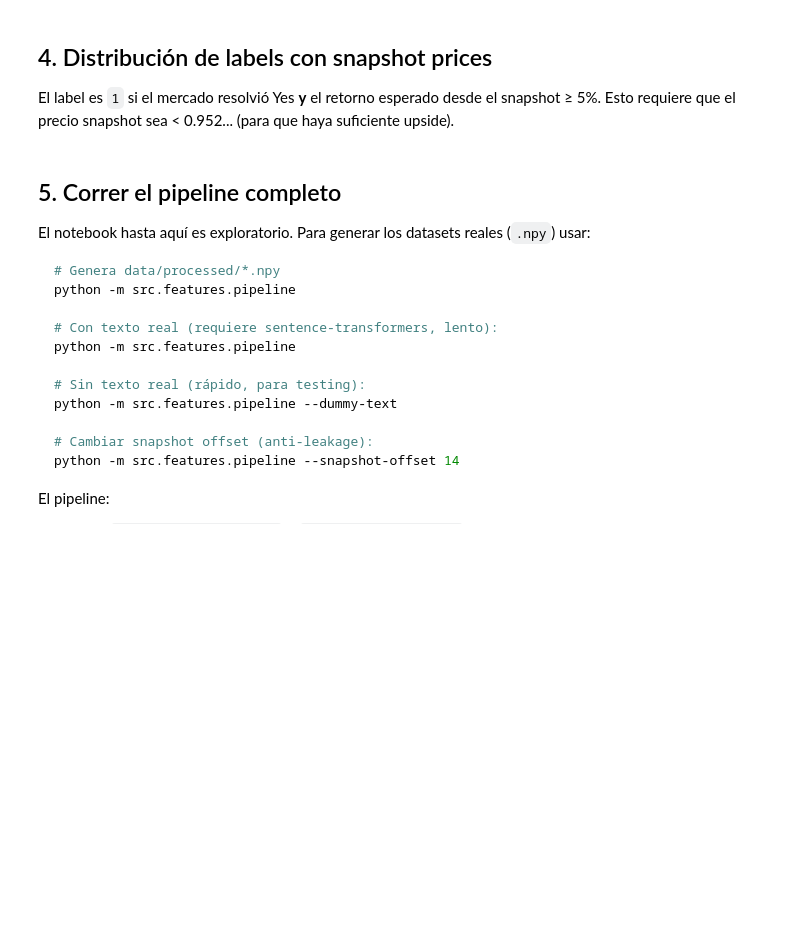
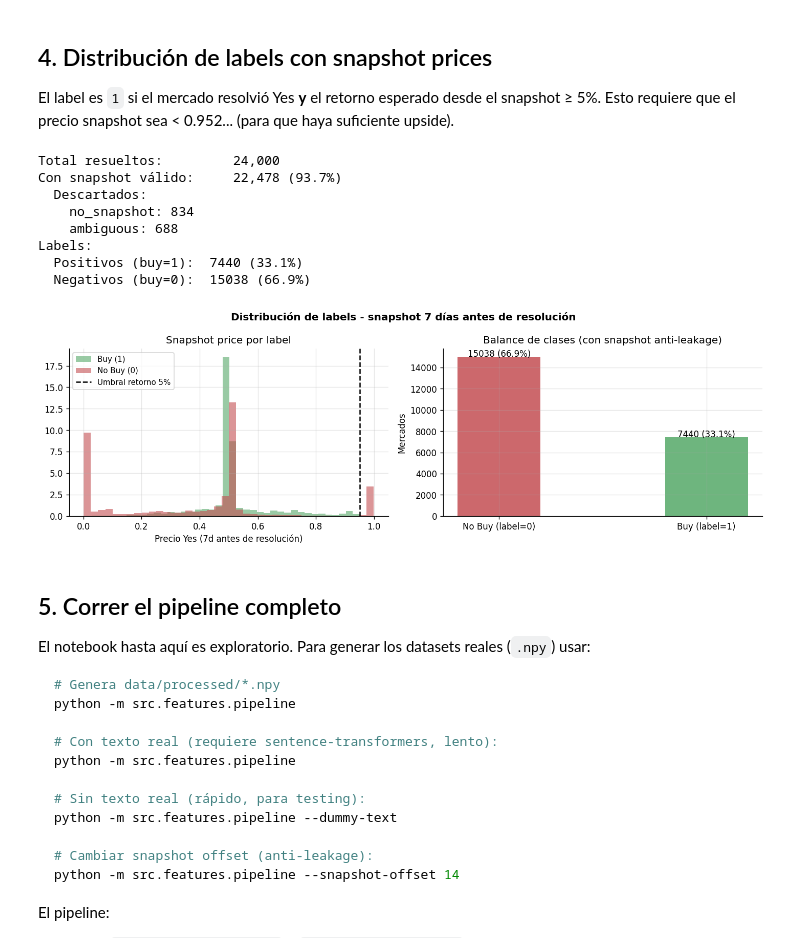
Before and after one commit to Nike2004A/proyecto_polymarket, a Jupyter notebook: notebooks/02_feature_engineering.ipynb, the cells around one changed output. Drawn from its saved outputs; the diff is of its cells as text; code cells hidden in the pictures; blank space fills up the shorter version.

```diff
--- a/notebooks/02_feature_engineering.ipynb
+++ b/notebooks/02_feature_engineering.ipynb
@@ -227,53 +308,75 @@ snap_prices = []
 skipped = {'no_snapshot': 0, 'ambiguous': 0}
 
 for m in resolved_raw:
-    snap = get_snapshot_price(m, price_histories, snapshot_offset_days=7)
+    _, snap = build_snapshot_market(
+        m,
+        price_histories,
+        snapshot_offset_days=7,
+    )
     if snap is None:
         skipped['no_snapshot'] += 1
         continue
     label = compute_label(m, snap)
     if label == -1:
         skipped['ambiguous'] += 1
         continue
     labels_full.append(label)
     snap_prices.append(snap)
 
 labels_arr = np.array(labels_full)
 snaps_arr = np.array(snap_prices)
 
 print(f'Total resueltos:         {len(resolved_raw):,}')
-print(f'Con snapshot válido:     {len(labels_arr):,} ({100*len(labels_arr)/len(resolved_raw):.1f}%)')
-print(f'  Descartados:')
+print(f'Con snapshot válido:     {len(labels_arr):,} ({100 * len(labels_arr) / len(resolved_raw):.1f}%)')
+print('  Descartados:')
 for k, v in skipped.items():
     print(f'    {k}: {v:,}')
-print(f'\nLabels:')
-print(f'  Positivos (buy=1):  {labels_arr.sum():.0f} ({100*labels_arr.mean():.1f}%)')
-print(f'  Negativos (buy=0):  {(1-labels_arr).sum():.0f} ({100*(1-labels_arr).mean():.1f}%)')
+print('Labels:')
+print(f'  Positivos (buy=1):  {labels_arr.sum():.0f} ({100 * labels_arr.mean():.1f}%)')
+print(f'  Negativos (buy=0):  {(1 - labels_arr).sum():.0f} ({100 * (1 - labels_arr).mean():.1f}%)')
 
 fig, axes = plt.subplots(1, 2, figsize=(12, 4))
 
 ax = axes[0]
-for val, color, label in [(1,PALETTE[2],'Buy (1)'),(0,PALETTE[3],'No Buy (0)')]:
-    ax.hist(snaps_arr[labels_arr==val], bins=40, alpha=0.6, color=color, label=label, density=True)
+for val, color, label in [(1, PALETTE[2], 'Buy (1)'), (0, PALETTE[3], 'No Buy (0)')]:
+    ax.hist(snaps_arr[labels_arr == val], bins=40, alpha=0.6, color=color, label=label, density=True)
 ax.axvline(0.952, color='black', linestyle='--', lw=1.5, label='Umbral retorno 5%')
 ax.set_title('Snapshot price por label')
 ax.set_xlabel('Precio Yes (7d antes de resolución)')
 ax.legend(fontsize=9)
 
 ax = axes[1]
-bars = ax.bar(['No Buy\n(label=0)', 'Buy\n(label=1)'],
-              [(1-labels_arr).sum(), labels_arr.sum()],
-              color=[PALETTE[3], PALETTE[2]], alpha=0.85, width=0.4)
-for bar, cnt in zip(bars, [(1-labels_arr).sum(), labels_arr.sum()]):
-    ax.text(bar.get_x()+bar.get_width()/2, bar.get_height()+20,
-            f'{cnt:.0f}\n({100*cnt/len(labels_arr):.1f}%)', ha='center')
+bars = ax.bar(
+    ['No Buy (label=0)', 'Buy (label=1)'],
+    [(1 - labels_arr).sum(), labels_arr.sum()],
+    color=[PALETTE[3], PALETTE[2]],
+    alpha=0.85,
+    width=0.4,
+)
+for bar, cnt in zip(bars, [(1 - labels_arr).sum(), labels_arr.sum()]):
+    ax.text(
+        bar.get_x() + bar.get_width() / 2,
+        bar.get_height() + 20,
+        f'{cnt:.0f} ({100 * cnt / len(labels_arr):.1f}%)',
+        ha='center',
+    )
 ax.set_title('Balance de clases (con snapshot anti-leakage)')
 ax.set_ylabel('Mercados')
 
-plt.suptitle('Distribución de labels — snapshot 7 días antes de resolución', fontsize=12, fontweight='bold')
+plt.suptitle('Distribución de labels - snapshot 7 días antes de resolución', fontsize=12, fontweight='bold')
 plt.tight_layout()
 plt.savefig(ROOT / 'figures' / 'fe_label_distribution.png', bbox_inches='tight')
 plt.show()
+# %% [output]
+Total resueltos:         24,000
+Con snapshot válido:     22,478 (93.7%)
+  Descartados:
+    no_snapshot: 834
+    ambiguous: 688
+Labels:
+  Positivos (buy=1):  7440 (33.1%)
+  Negativos (buy=0):  15038 (66.9%)
+[figure, added]
 # %% [markdown]
 ## 5. Correr el pipeline completo
 
```
Also changed, not shown: parts of 7 cells of this notebook, 2 other files.
